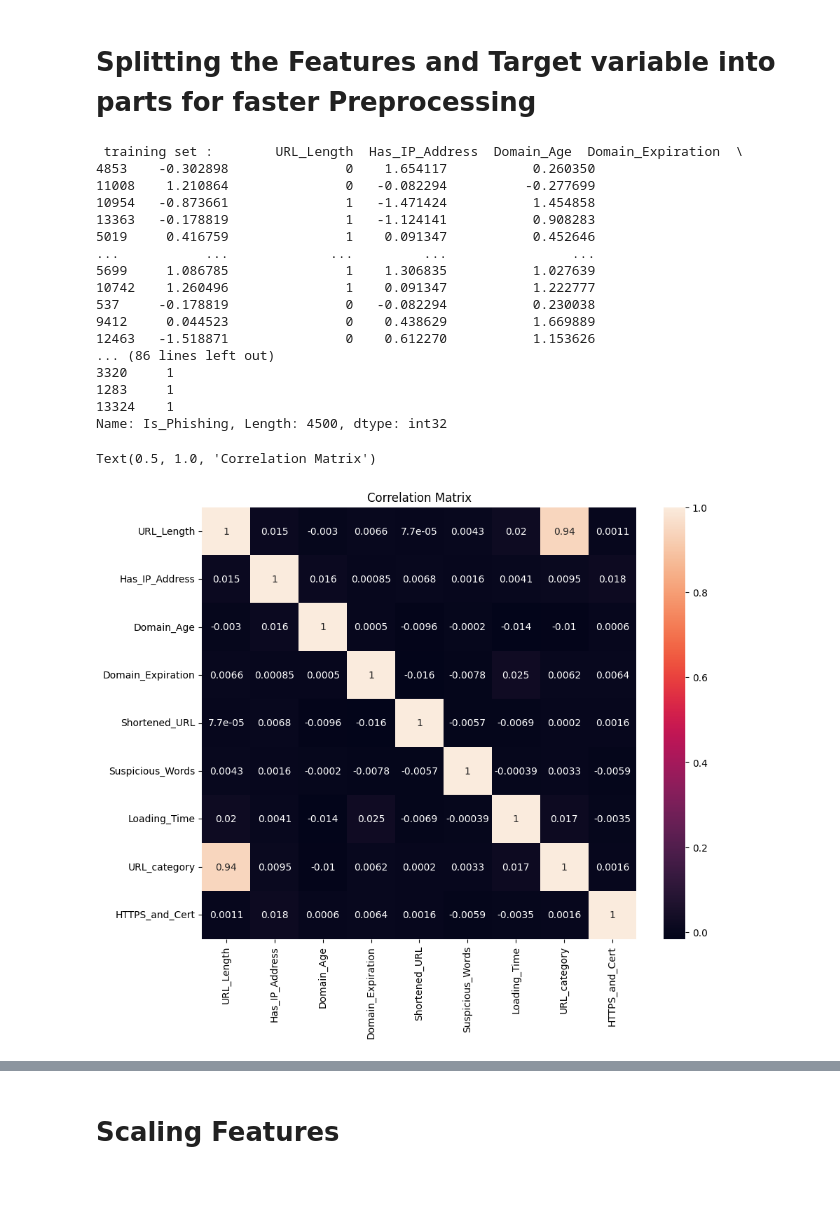
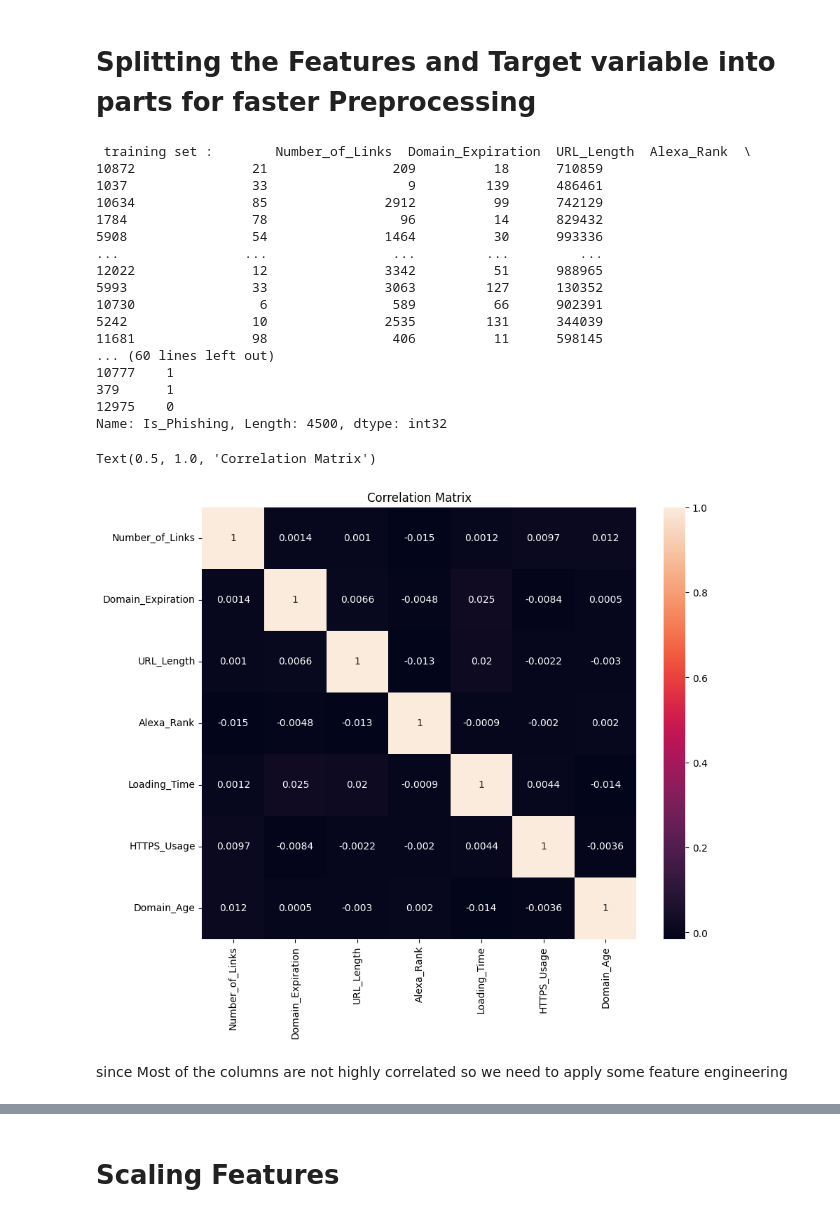
Before and after one commit to Shivansh-datascience/Phising_detection_system, a Jupyter notebook: Phising_detection.ipynb, the cells around one changed output, grey strips where cells are left out. Saved outputs shown, nothing was run; the diff lists cells and outputs as text; code cells hidden in the pictures; blank space fills up the shorter version.

```diff
--- a/Phising_detection.ipynb
+++ b/Phising_detection.ipynb
@@ -1251,0 +1234,6 @@ print(f" Target for phishing Detection : {selected_target.name}")
+# %%
+selected_features = phishing_data[['Number_of_Links','Domain_Expiration','URL_Length','Alexa_Rank','Loading_Time','HTTPS_Usage','Domain_Age']]
+selected_target = sample_dataset_7['Is_Phishing']
+
+print(selected_features)
+print(selected_target)
@@ -1278,8 +1294,8 @@ no Extreme points that can result in failure for detection
 class Feature_Splitter:
 
   def __init__(self,features,target):
-    self.features = features
-    self.target = target
+    self.features = selected_features
+    self.target = selected_target
     self.random_state = np.random.randint(0,42)
     self.train_size = 70/100   #splitting the featureand target in 70% for training set
     self.test_size = 30/100   #splitting the featureand target in 30% for testing set
@@ -1299,37 +1315,39 @@ class Feature_Splitter:
     except Exception as e:
       raise e
 
-result = Feature_Splitter(features,selected_target)
+result = Feature_Splitter(selected_features,selected_target)
 X_train,X_test,y_train,y_test = result.split_features()
 
 print(f" training set : {X_train} and {y_train}")
 print(f" testing set : {X_test} and {y_test}")
 # %% [output]
- training set :        URL_Length  Has_IP_Address  Domain_Age  Domain_Expiration  \
-4853    -0.302898               0    1.654117           0.260350
-11008    1.210864               0   -0.082294          -0.277699
-10954   -0.873661               1   -1.471424           1.454858
-13363   -0.178819               1   -1.124141           0.908283
-5019     0.416759               1    0.091347           0.452646
-...           ...             ...         ...                ...
-5699     1.086785               1    1.306835           1.027639
-10742    1.260496               1    0.091347           1.222777
-537     -0.178819               0   -0.082294           0.230038
-9412     0.044523               0    0.438629           1.669889
-12463   -1.518871               0    0.612270           1.153626
-... (86 lines left out)
-3320     1
-1283     1
-13324    1
+ training set :        Number_of_Links  Domain_Expiration  URL_Length  Alexa_Rank  \
+10872               21                209          18      710859
+1037                33                  9         139      486461
+10634               85               2912          99      742129
+1784                78                 96          14      829432
+5908                54               1464          30      993336
+...                ...                ...         ...         ...
+12022               12               3342          51      988965
+5993                33               3063         127      130352
+10730                6                589          66      902391
+5242                10               2535         131      344039
+11681               98                406          11      598145
+... (60 lines left out)
+10777    1
+379      1
+12975    0
 Name: Is_Phishing, Length: 4500, dtype: int32
 # %%
 #correlations between columns
 plt.figure(figsize=(10,8))
-corr_matrix = features.corr()
+corr_matrix = selected_features.corr()
 corr_matrix
 
 sns.heatmap(corr_matrix,annot=True)
 plt.title("Correlation Matrix")
 # %% [output]
 Text(0.5, 1.0, 'Correlation Matrix')
-[figure, old version]
+[figure, new version]
+# %% [markdown]
+since Most of the columns are not highly correlated so we need to apply some feature engineering
```
Also changed, not shown: parts of 40 cells of this notebook.
